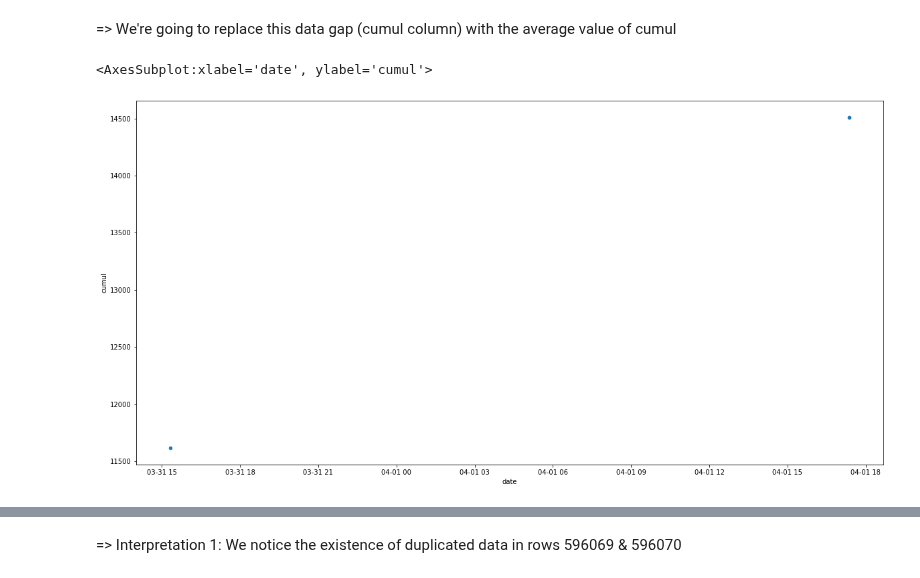
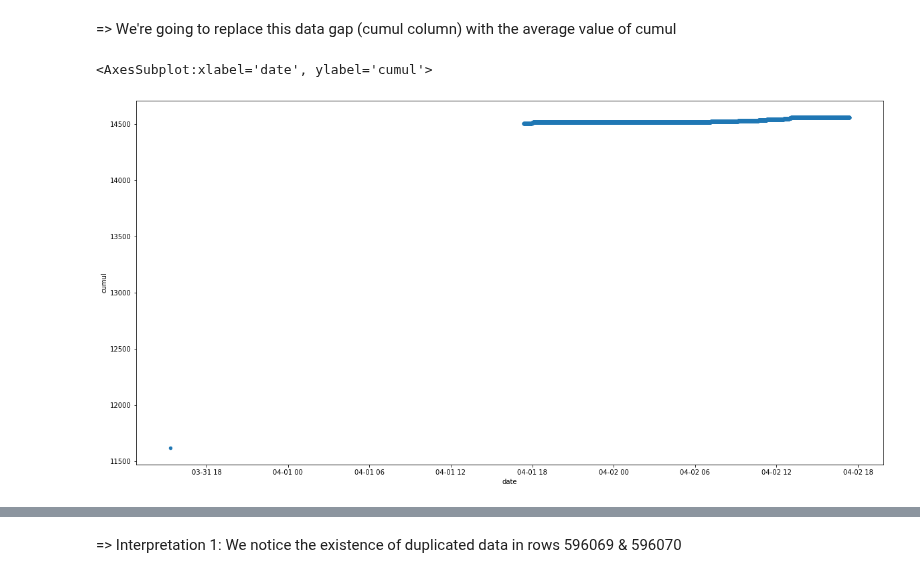
Before and after one commit to Cyrine-afk/Water-Consumption, a Jupyter notebook: Water DB.ipynb, the cells around one changed output, grey strips where cells are left out. Saved outputs shown, nothing was run; the diff lists cells and outputs as text; code cells hidden in the pictures.

```diff
--- a/Water DB.ipynb
+++ b/Water DB.ipynb
@@ -331,23 +331,23 @@ cumul_gaps4
 # %%
 #checking date data when cumul rows are non-existent
 #show data starting from 31/03/2022 until 02/04/2022
 
 
 #f1 = (water_json_subset["day"] == 31 | water_json_subset["day"] == 1)
 #f2 = (water_json_subset["month"] >= 3) & (water_json_subset["month"] <= 4)
 #f4 = (water_json_subset["cumul"] >= 11616)
 start_date="2022-03-31 15:19:28"
-end_date="2022-04-01 17:22:16"
+end_date="2022-04-02 17:22:16"
 f2 = (water_json_subset["date"] >= start_date)
 f3 = (water_json_subset["date"] <= end_date)
 
 cumul_g = water_json_subset.loc[f2 & f3]
 
 
 cumul_g[['cumul','date']].plot(kind='scatter', x='date', y='cumul', figsize=(20,10))
 # %% [output]
 <AxesSubplot:xlabel='date', ylabel='cumul'>
-[figure, old version]
+[figure, new version]
 # %%
 cumul_g
 # %% [output]
```
Also changed, not shown: parts of 14 cells of this notebook.
